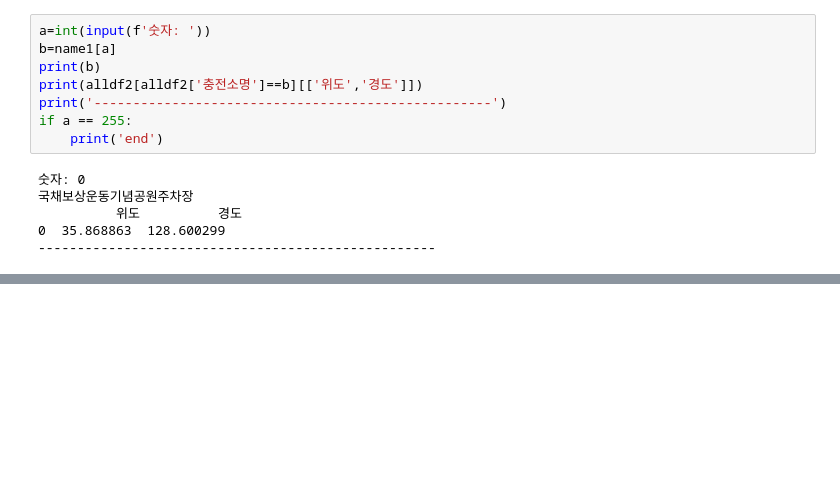
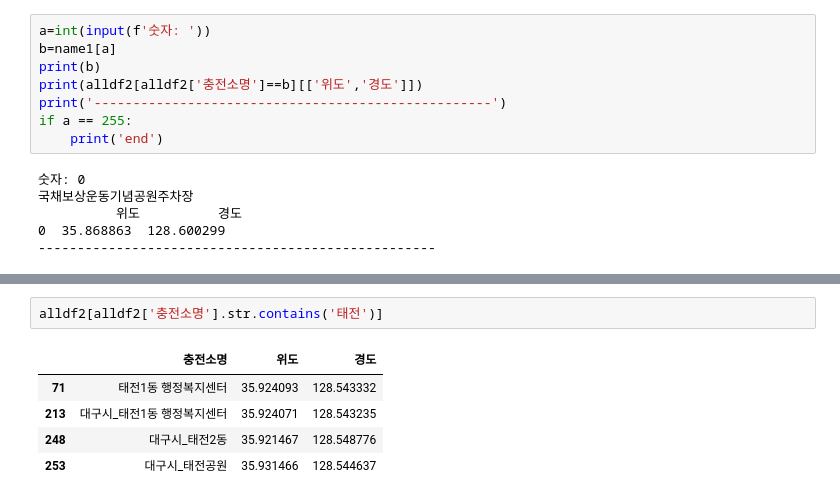
Before and after one commit to HoJin1014/KNU-BIGDATA-study, a Jupyter notebook: 2022.10.19/ex_car.ipynb, the cells around one changed output, grey strips where cells are left out. Cells and saved outputs as stored; diff of their text form; blank space fills up the shorter version.

```diff
--- a/2022.10.19/ex_car.ipynb
+++ b/2022.10.19/ex_car.ipynb
@@ -224,0 +227,8 @@ map
+# %%
+alldf2[alldf2['충전소명'].str.contains('태전')]
+# %% [output]
+|  | 충전소명 | 위도 | 경도 |
+| 71 | 태전1동 행정복지센터 | 35.924093 | 128.543332 |
+| 213 | 대구시_태전1동 행정복지센터 | 35.924071 | 128.543235 |
+| 248 | 대구시_태전2동 | 35.921467 | 128.548776 |
+| 253 | 대구시_태전공원 | 35.931466 | 128.544637 |
```
Also changed, not shown: parts of 6 cells of this notebook.
